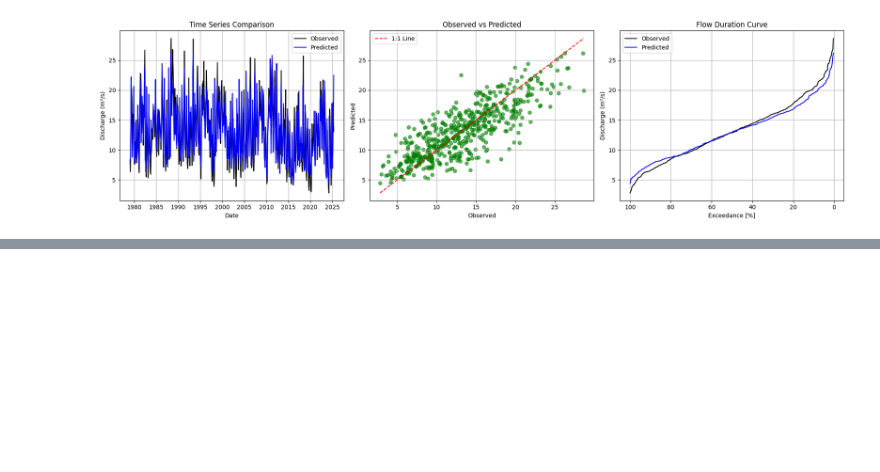
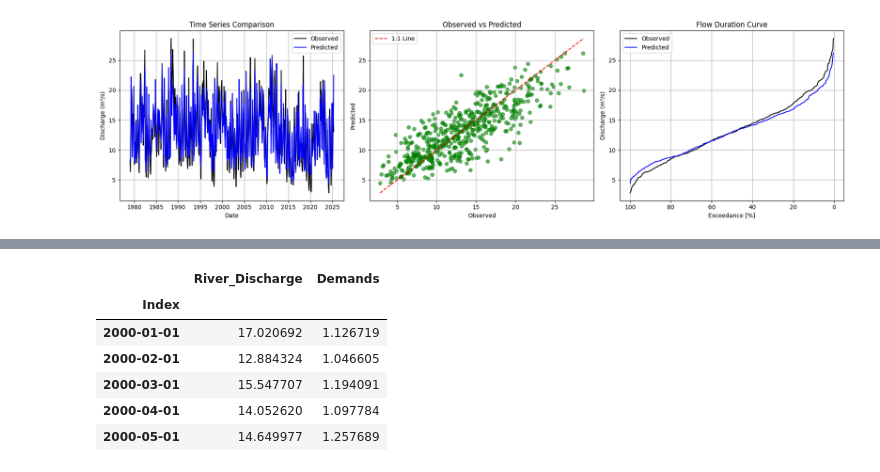
Before and after one commit to IHCantabria/SWIM_WaterBalanceModule, a Jupyter notebook: notebooks/Create_Regression_Models.ipynb, the cells around one changed output, grey strips where cells are left out. Cells and saved outputs as stored; diff of their text form; code cells hidden in the pictures; blank space fills up the shorter version.

```diff
--- a/notebooks/Create_Regression_Models.ipynb
+++ b/notebooks/Create_Regression_Models.ipynb
@@ -278,0 +308,19 @@ df_prediction_3 = swim.predict_discharge_from_climate(
+# %%
+demands["Index"] = demands.index.to_period('M').to_timestamp()
+df_prediction_3["Index"] = df_prediction_3.index.to_period('M').to_timestamp()
+
+Input_data = df_prediction_3.merge(demands,
+                                   on="Index",
+                                   suffixes=('_d', '_r')).set_index("Index")
+
+Input_data.columns = ["River_Discharge", "Demands"]
+
+Input_data.head()
+# %% [output]
+|  | River_Discharge | Demands |
+| Index |  |  |
+| 2000-01-01 | 17.020692 | 1.126719 |
+| 2000-02-01 | 12.884324 | 1.046605 |
+| 2000-03-01 | 15.547707 | 1.194091 |
+| 2000-04-01 | 14.052620 | 1.097784 |
+| 2000-05-01 | 14.649977 | 1.257689 |
```
Also changed, not shown: parts of 9 cells of this notebook, 2 other files.
